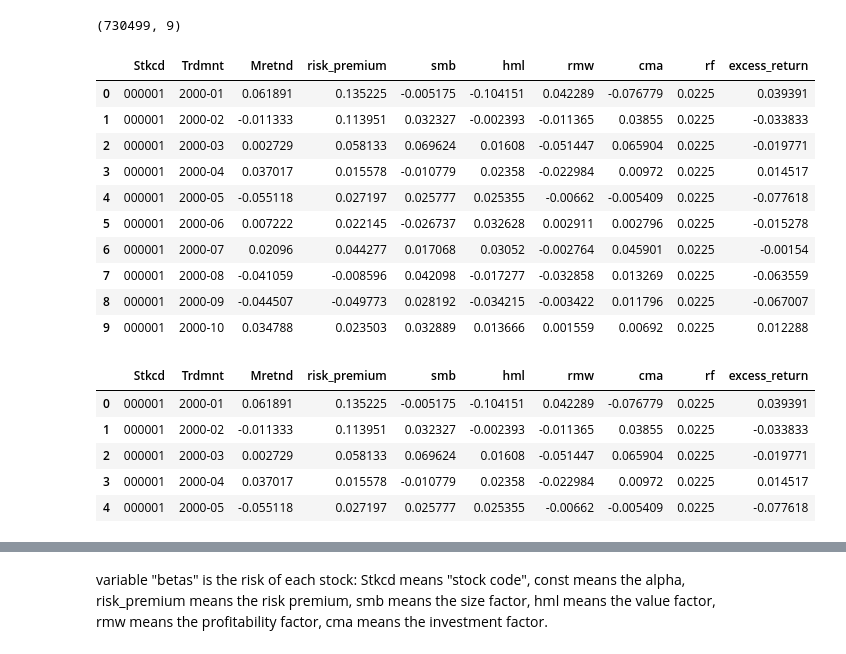
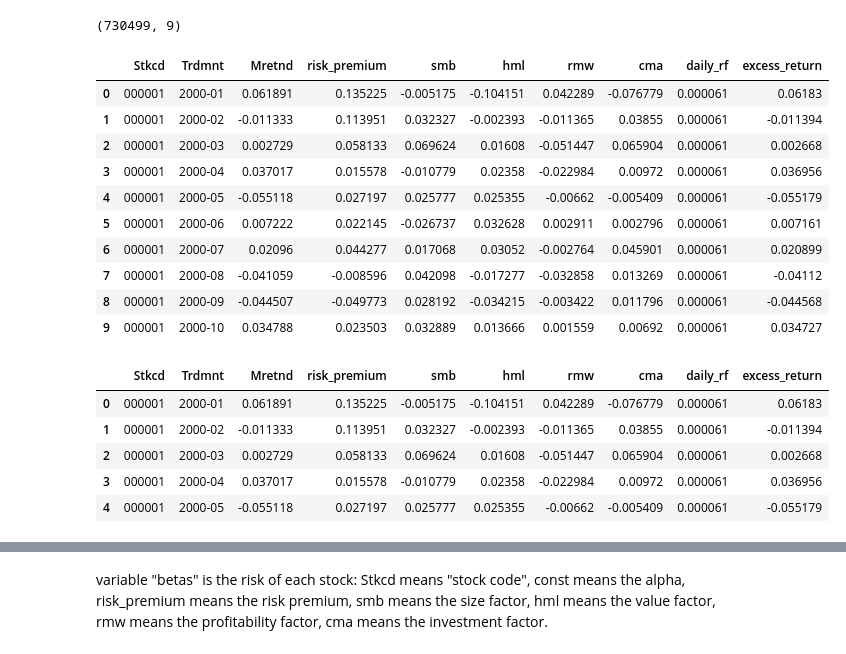
Before and after one commit to alex-fang123/investment_project, a Jupyter notebook: main-part1.ipynb, the cells around one changed output, grey strips where cells are left out. Saved outputs shown, nothing was run; the diff lists cells and outputs as text; code cells hidden in the pictures.

Commit message:
modify part1's rf: adjust rf to the same period of return (we used annual rf in all circumstances in the past, which was not correct)

```diff
--- a/main-part1.ipynb
+++ b/main-part1.ipynb
@@ -275,34 +275,34 @@ tmp_return.shape
 (730499, 8)
 # %%
 # add rf to tmp_return, this is a little time-consuming (1 min)
-tmp_return['rf'] = tmp_return['Trdmnt'].apply(lambda x: rf_monthly[rf_monthly['month'] == x]['rf'].values[0])
+tmp_return['daily_rf'] = tmp_return['Trdmnt'].apply(lambda x: rf[rf['month'] == x]['daily_rf'].values[0])
 tmp_return.shape
 # %% [output]
 (730499, 9)
 # %%
-tmp_return['excess_return'] = tmp_return['Mretnd'] - tmp_return['rf']  # calculate the excess return
+tmp_return['excess_return'] = tmp_return['Mretnd'] - tmp_return['daily_rf']  # calculate the excess return
 tmp_return.head(10)
 # %% [output]
-|  | Stkcd | Trdmnt | Mretnd | risk_premium | smb | hml | rmw | cma | rf | excess_return |
-| 0 | 000001 | 2000-01 | 0.061891 | 0.135225 | -0.005175 | -0.104151 | 0.042289 | -0.076779 | 0.0225 | 0.039391 |
-| 1 | 000001 | 2000-02 | -0.011333 | 0.113951 | 0.032327 | -0.002393 | -0.011365 | 0.03855 | 0.0225 | -0.033833 |
-| 2 | 000001 | 2000-03 | 0.002729 | 0.058133 | 0.069624 | 0.01608 | -0.051447 | 0.065904 | 0.0225 | -0.019771 |
-| 3 | 000001 | 2000-04 | 0.037017 | 0.015578 | -0.010779 | 0.02358 | -0.022984 | 0.00972 | 0.0225 | 0.014517 |
-| 4 | 000001 | 2000-05 | -0.055118 | 0.027197 | 0.025777 | 0.025355 | -0.00662 | -0.005409 | 0.0225 | -0.077618 |
-| 5 | 000001 | 2000-06 | 0.007222 | 0.022145 | -0.026737 | 0.032628 | 0.002911 | 0.002796 | 0.0225 | -0.015278 |
-| 6 | 000001 | 2000-07 | 0.02096 | 0.044277 | 0.017068 | 0.03052 | -0.002764 | 0.045901 | 0.0225 | -0.00154 |
-| 7 | 000001 | 2000-08 | -0.041059 | -0.008596 | 0.042098 | -0.017277 | -0.032858 | 0.013269 | 0.0225 | -0.063559 |
-| 8 | 000001 | 2000-09 | -0.044507 | -0.049773 | 0.028192 | -0.034215 | -0.003422 | 0.011796 | 0.0225 | -0.067007 |
-| 9 | 000001 | 2000-10 | 0.034788 | 0.023503 | 0.032889 | 0.013666 | 0.001559 | 0.00692 | 0.0225 | 0.012288 |
+|  | Stkcd | Trdmnt | Mretnd | risk_premium | smb | hml | rmw | cma | daily_rf | excess_return |
+| 0 | 000001 | 2000-01 | 0.061891 | 0.135225 | -0.005175 | -0.104151 | 0.042289 | -0.076779 | 0.000061 | 0.06183 |
+| 1 | 000001 | 2000-02 | -0.011333 | 0.113951 | 0.032327 | -0.002393 | -0.011365 | 0.03855 | 0.000061 | -0.011394 |
+| 2 | 000001 | 2000-03 | 0.002729 | 0.058133 | 0.069624 | 0.01608 | -0.051447 | 0.065904 | 0.000061 | 0.002668 |
+| 3 | 000001 | 2000-04 | 0.037017 | 0.015578 | -0.010779 | 0.02358 | -0.022984 | 0.00972 | 0.000061 | 0.036956 |
+| 4 | 000001 | 2000-05 | -0.055118 | 0.027197 | 0.025777 | 0.025355 | -0.00662 | -0.005409 | 0.000061 | -0.055179 |
+| 5 | 000001 | 2000-06 | 0.007222 | 0.022145 | -0.026737 | 0.032628 | 0.002911 | 0.002796 | 0.000061 | 0.007161 |
+| 6 | 000001 | 2000-07 | 0.02096 | 0.044277 | 0.017068 | 0.03052 | -0.002764 | 0.045901 | 0.000061 | 0.020899 |
+| 7 | 000001 | 2000-08 | -0.041059 | -0.008596 | 0.042098 | -0.017277 | -0.032858 | 0.013269 | 0.000061 | -0.04112 |
+| 8 | 000001 | 2000-09 | -0.044507 | -0.049773 | 0.028192 | -0.034215 | -0.003422 | 0.011796 | 0.000061 | -0.044568 |
+| 9 | 000001 | 2000-10 | 0.034788 | 0.023503 | 0.032889 | 0.013666 | 0.001559 | 0.00692 | 0.000061 | 0.034727 |
 # %%
 tmp_return.head(5)
 # %% [output]
-|  | Stkcd | Trdmnt | Mretnd | risk_premium | smb | hml | rmw | cma | rf | excess_return |
-| 0 | 000001 | 2000-01 | 0.061891 | 0.135225 | -0.005175 | -0.104151 | 0.042289 | -0.076779 | 0.0225 | 0.039391 |
-| 1 | 000001 | 2000-02 | -0.011333 | 0.113951 | 0.032327 | -0.002393 | -0.011365 | 0.03855 | 0.0225 | -0.033833 |
-| 2 | 000001 | 2000-03 | 0.002729 | 0.058133 | 0.069624 | 0.01608 | -0.051447 | 0.065904 | 0.0225 | -0.019771 |
-| 3 | 000001 | 2000-04 | 0.037017 | 0.015578 | -0.010779 | 0.02358 | -0.022984 | 0.00972 | 0.0225 | 0.014517 |
-| 4 | 000001 | 2000-05 | -0.055118 | 0.027197 | 0.025777 | 0.025355 | -0.00662 | -0.005409 | 0.0225 | -0.077618 |
+|  | Stkcd | Trdmnt | Mretnd | risk_premium | smb | hml | rmw | cma | daily_rf | excess_return |
+| 0 | 000001 | 2000-01 | 0.061891 | 0.135225 | -0.005175 | -0.104151 | 0.042289 | -0.076779 | 0.000061 | 0.06183 |
+| 1 | 000001 | 2000-02 | -0.011333 | 0.113951 | 0.032327 | -0.002393 | -0.011365 | 0.03855 | 0.000061 | -0.011394 |
+| 2 | 000001 | 2000-03 | 0.002729 | 0.058133 | 0.069624 | 0.01608 | -0.051447 | 0.065904 | 0.000061 | 0.002668 |
+| 3 | 000001 | 2000-04 | 0.037017 | 0.015578 | -0.010779 | 0.02358 | -0.022984 | 0.00972 | 0.000061 | 0.036956 |
+| 4 | 000001 | 2000-05 | -0.055118 | 0.027197 | 0.025777 | 0.025355 | -0.00662 | -0.005409 | 0.000061 | -0.055179 |
 # %%
 # this cell costs me 6 seconds to run
 def regress(data):
```
Also changed, not shown: parts of 63 cells of this notebook, 23 other files.
